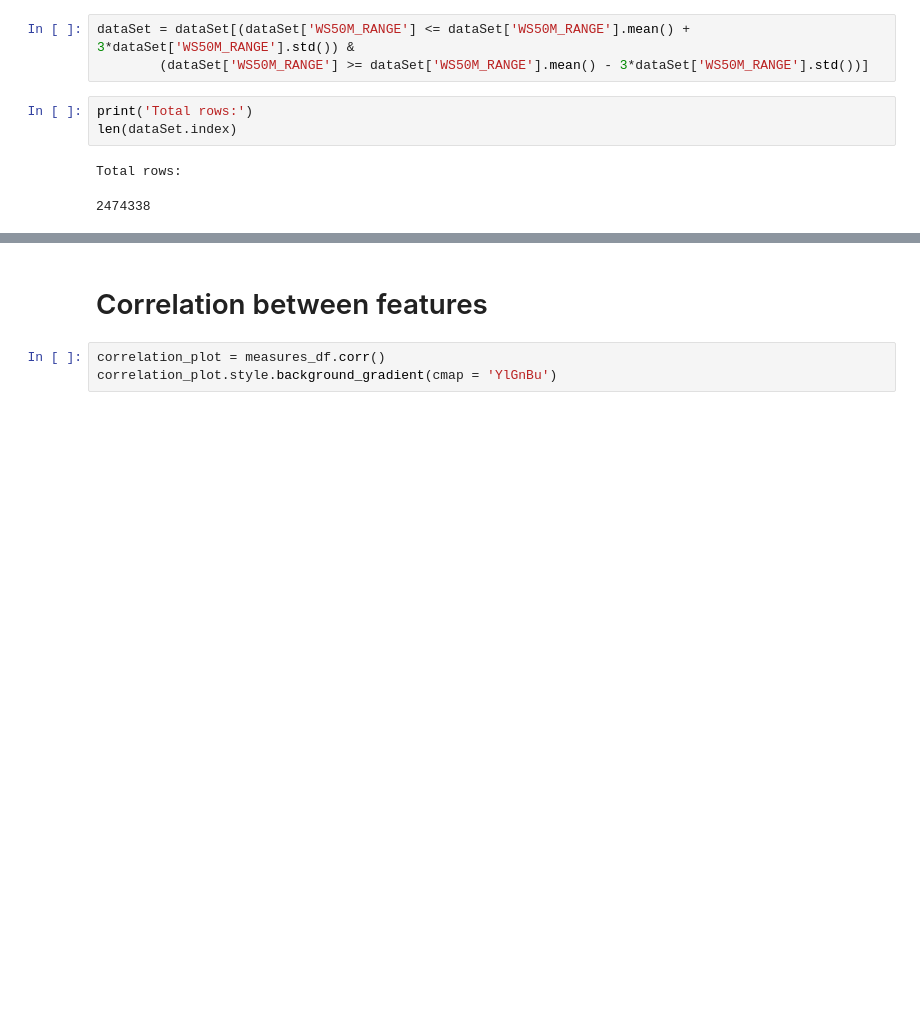
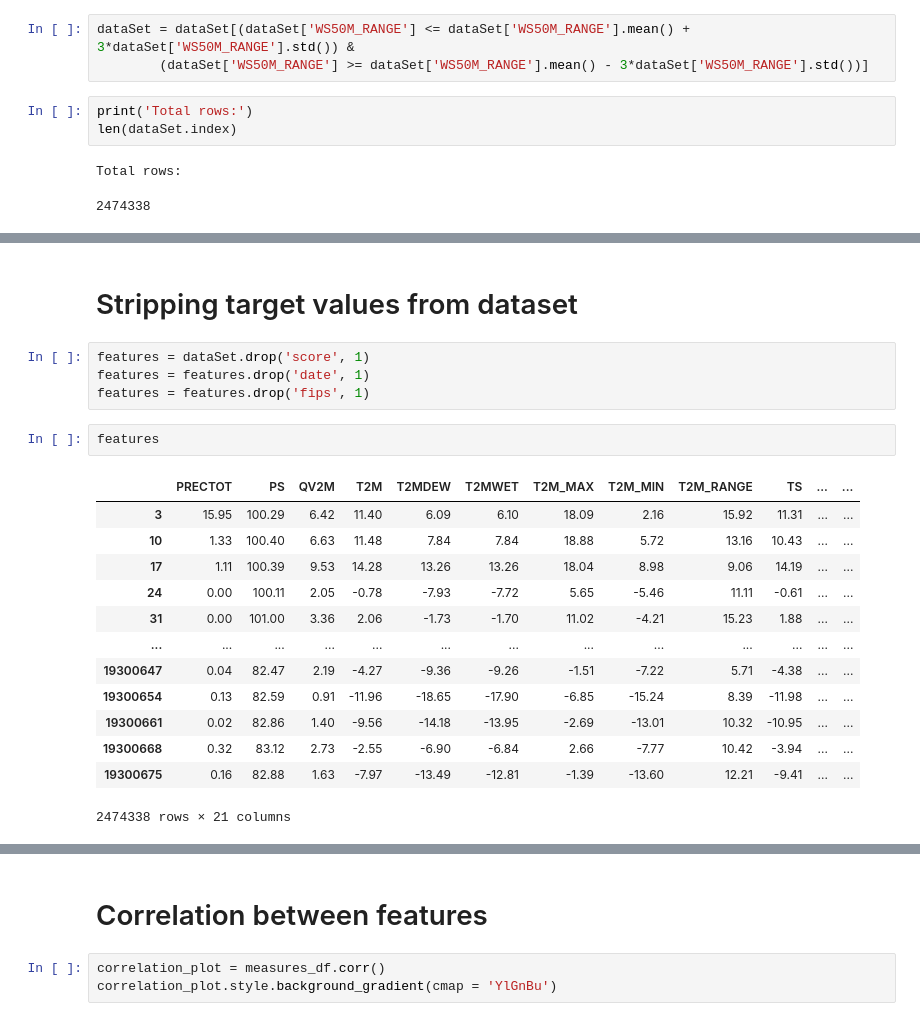
Before and after one commit to rajchoksi1997/CMPE257-Project, a Jupyter notebook: Main_Project.ipynb, the cells around one changed output, grey strips where cells are left out. Drawn from its saved outputs; the diff is of its cells as text; blank space fills up the shorter version.

```diff
--- a/Main_Project.ipynb
+++ b/Main_Project.ipynb
@@ -641,0 +623,22 @@ Total rows:
+# %% [markdown]
+# Stripping target values from dataset
+# %%
+features = dataSet.drop('score', 1)
+features = features.drop('date', 1)
+features = features.drop('fips', 1)
+# %%
+features
+# %% [output]
+|  | PRECTOT | PS | QV2M | T2M | T2MDEW | T2MWET | T2M_MAX | T2M_MIN | T2M_RANGE | TS | ... | ... |
+| 3 | 15.95 | 100.29 | 6.42 | 11.40 | 6.09 | 6.10 | 18.09 | 2.16 | 15.92 | 11.31 | ... | ... |
+| 10 | 1.33 | 100.40 | 6.63 | 11.48 | 7.84 | 7.84 | 18.88 | 5.72 | 13.16 | 10.43 | ... | ... |
+| 17 | 1.11 | 100.39 | 9.53 | 14.28 | 13.26 | 13.26 | 18.04 | 8.98 | 9.06 | 14.19 | ... | ... |
+| 24 | 0.00 | 100.11 | 2.05 | -0.78 | -7.93 | -7.72 | 5.65 | -5.46 | 11.11 | -0.61 | ... | ... |
+| 31 | 0.00 | 101.00 | 3.36 | 2.06 | -1.73 | -1.70 | 11.02 | -4.21 | 15.23 | 1.88 | ... | ... |
+| ... | ... | ... | ... | ... | ... | ... | ... | ... | ... | ... | ... | ... |
+| 19300647 | 0.04 | 82.47 | 2.19 | -4.27 | -9.36 | -9.26 | -1.51 | -7.22 | 5.71 | -4.38 | ... | ... |
+| 19300654 | 0.13 | 82.59 | 0.91 | -11.96 | -18.65 | -17.90 | -6.85 | -15.24 | 8.39 | -11.98 | ... | ... |
+| 19300661 | 0.02 | 82.86 | 1.40 | -9.56 | -14.18 | -13.95 | -2.69 | -13.01 | 10.32 | -10.95 | ... | ... |
+| 19300668 | 0.32 | 83.12 | 2.73 | -2.55 | -6.90 | -6.84 | 2.66 | -7.77 | 10.42 | -3.94 | ... | ... |
+| 19300675 | 0.16 | 82.88 | 1.63 | -7.97 | -13.49 | -12.81 | -1.39 | -13.60 | 12.21 | -9.41 | ... | ... |
+2474338 rows × 21 columns
```
Also changed, not shown: parts of 64 cells of this notebook.
